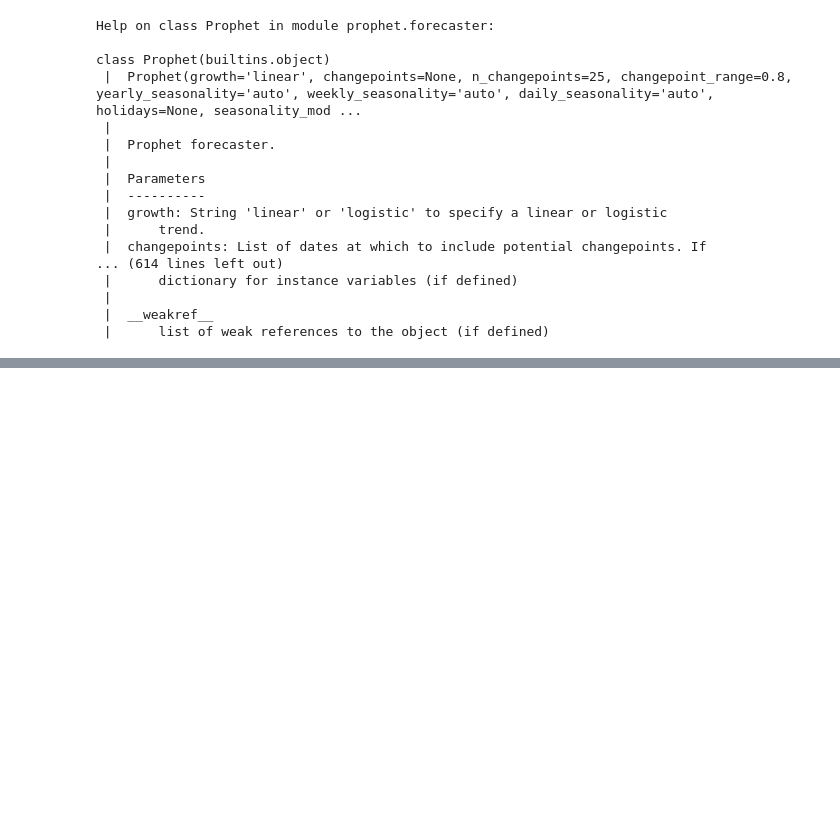
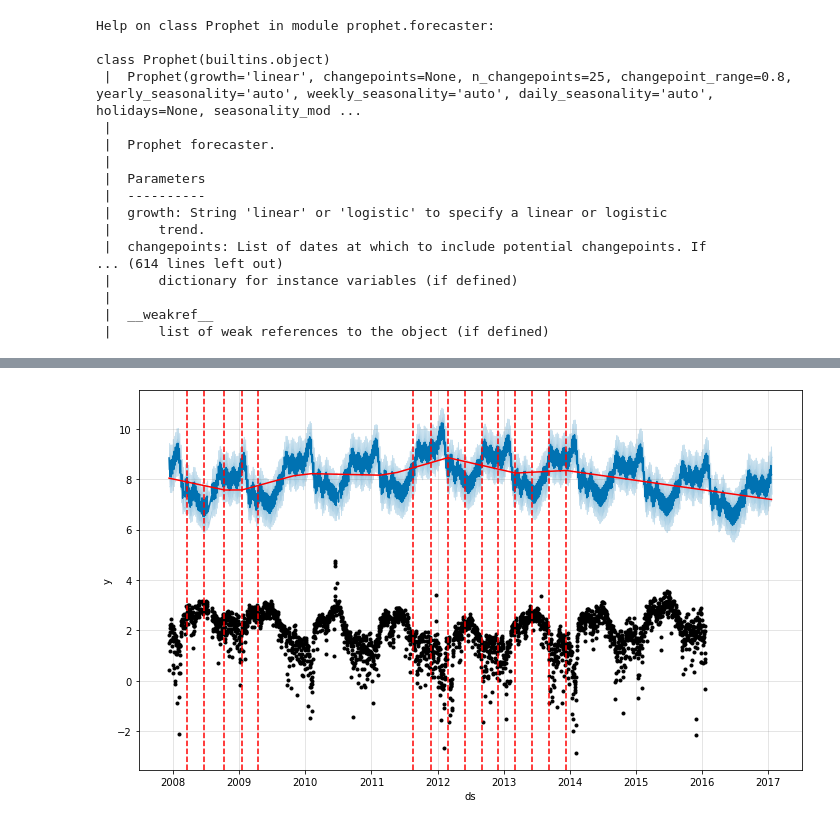
Before and after one commit to Na00s/Prophet-forecasting-time-series, a Jupyter notebook: Quick_Start_Prophet.ipynb, the cells around one changed output, grey strips where cells are left out. Drawn from its saved outputs; the diff is of its cells as text; code cells hidden in the pictures; blank space fills up the shorter version.

```diff
--- a/Quick_Start_Prophet.ipynb
+++ b/Quick_Start_Prophet.ipynb
@@ -122,0 +152,6 @@ class Prophet(builtins.object)
+# %%
+from prophet.plot import add_changepoints_to_plot
+fig = m.plot(forecast)
+a = add_changepoints_to_plot(fig.gca(), m, forecast)
+# %% [output]
+[figure, added]
```
Also changed, not shown: parts of 38 cells of this notebook, 1 other file.
